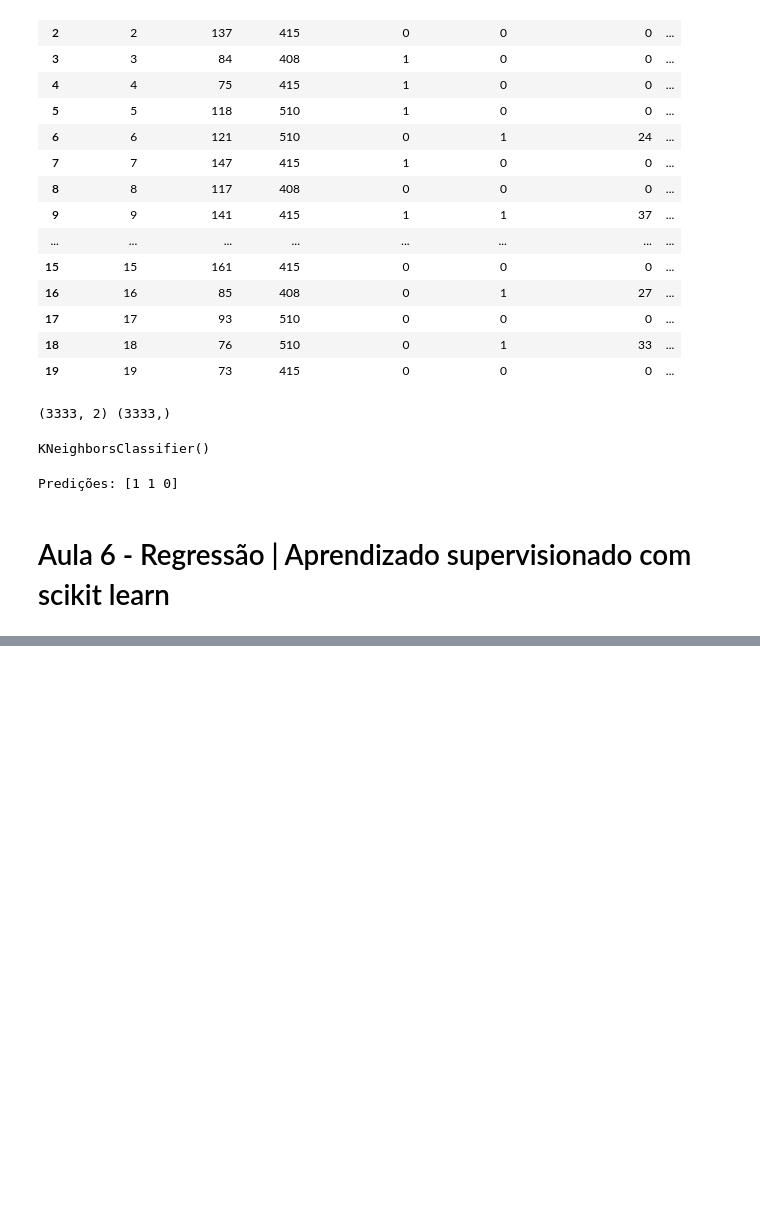
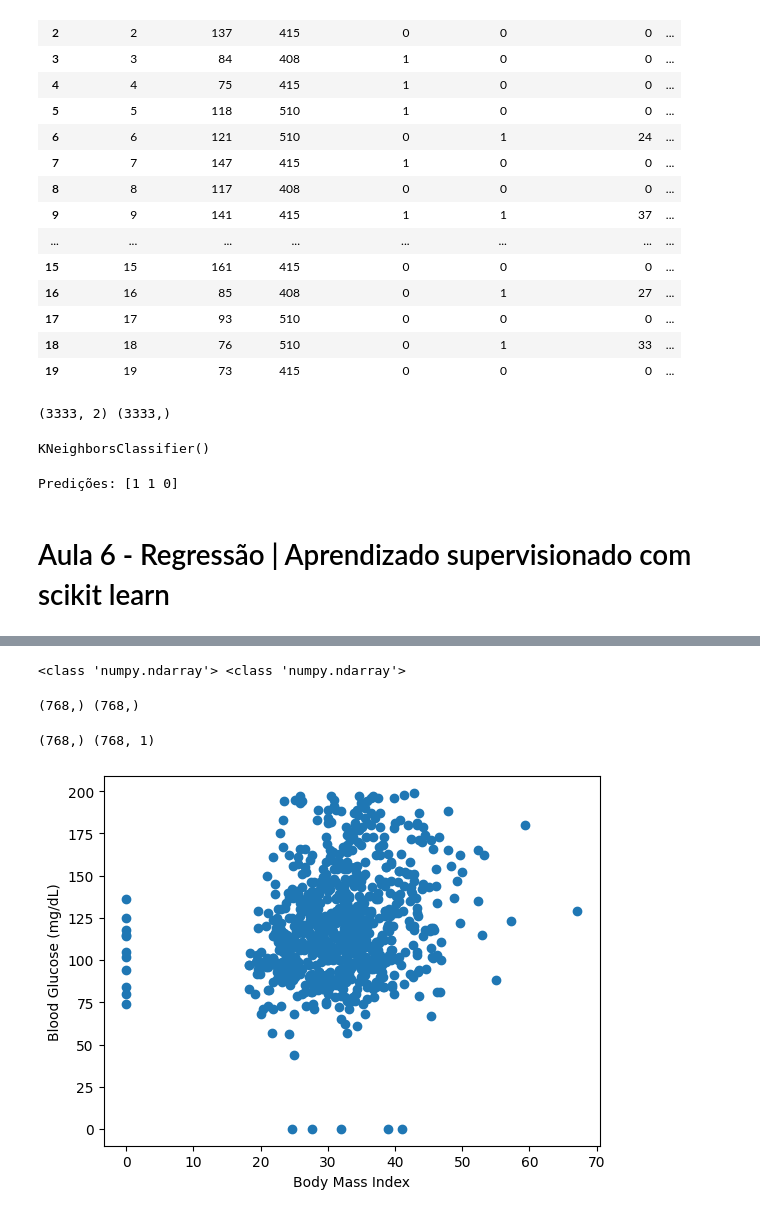
Before and after one commit to Vladimir-Aires/machine_learning_IESB, a Jupyter notebook: machine_learning_IESB.ipynb, the cells around one changed output, grey strips where cells are left out. Drawn from its saved outputs; the diff is of its cells as text; code cells hidden in the pictures; blank space fills up the shorter version.

```diff
--- a/machine_learning_IESB.ipynb
+++ b/machine_learning_IESB.ipynb
@@ -77,0 +91,26 @@ diabetes_df.head(10)
+# %%
+X = diabetes_df.drop("glucose", axis=1).values
+Y = diabetes_df["glucose"].values
+
+print(type(X), type(Y))
+# %% [output]
+<class 'numpy.ndarray'> <class 'numpy.ndarray'>
+# %%
+X_bmi = X[:, 4]
+print(Y.shape, X_bmi.shape)
+# %% [output]
+(768,) (768,)
+# %%
+X_bmi = X_bmi.reshape(-1, 1)
+print(Y.shape, X_bmi.shape)
+# %% [output]
+(768,) (768, 1)
+# %%
+import matplotlib.pyplot as plt
+plt.scatter(X_bmi, Y)
+plt.ylabel("Blood Glucose (mg/dL)")
+plt.xlabel("Body Mass Index")
+
+plt.show()
+# %% [output]
+[figure, added]
```
Also changed, not shown: parts of 3 cells of this notebook.
